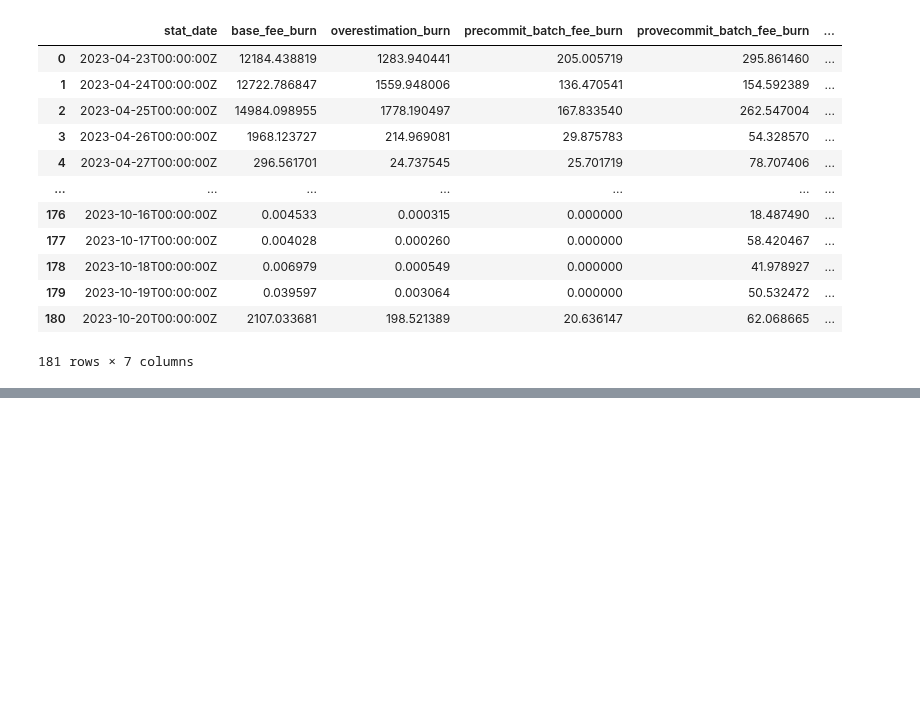
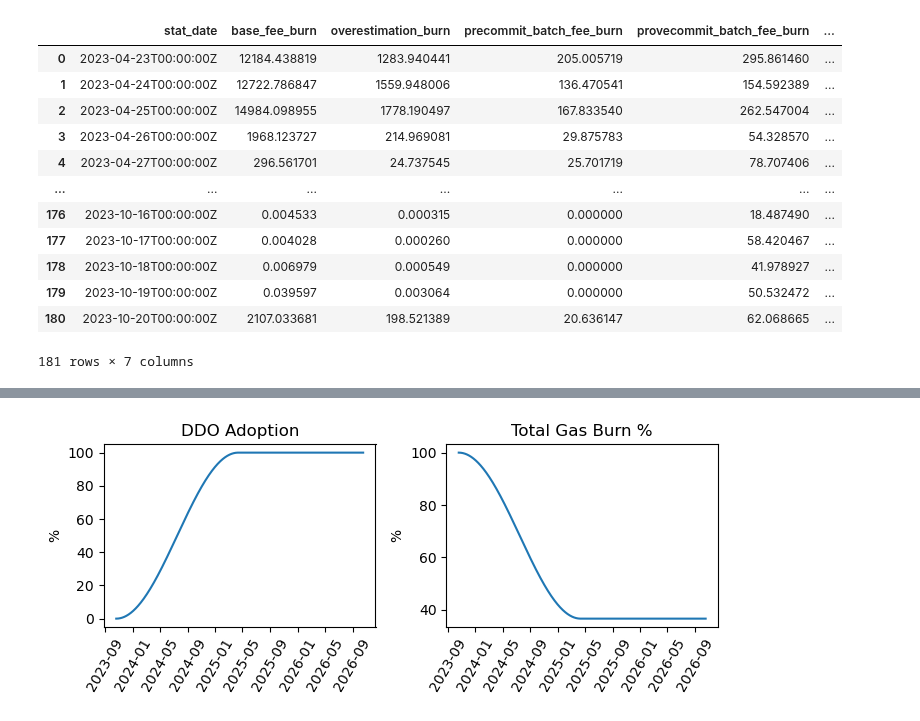
Before and after one commit to protocol/CryptoEconLab, a Jupyter notebook: notebooks/mechafil_jax/direct_filp_v2/case1.ipynb, the cells around one changed output, grey strips where cells are left out. Saved outputs shown, nothing was run; the diff lists cells and outputs as text; code cells hidden in the pictures; blank space fills up the shorter version.

```diff
--- a/notebooks/mechafil_jax/direct_filp_v2/case1.ipynb
+++ b/notebooks/mechafil_jax/direct_filp_v2/case1.ipynb
@@ -173,2 +236,28 @@ print(median_burn_pct_notbasefee)
+# %%
+# create an adoption curve over the forecast window, modeled with a sigmoid function
+rampup_days = 540
+t_rampup = np.arange(rampup_days)
+adoption_curve_rampup = (np.sin(t_rampup*np.pi/rampup_days - np.pi/2) + 1)/2
+adoption_curve_stable = np.ones(forecast_length-rampup_days)
+adoption_curve = np.concatenate([adoption_curve_rampup, adoption_curve_stable])
+plt.figure(figsize=(7,3))
+tt = date_utils.get_t(current_date, end_date=end_date)
+
+plt.subplot(1,2,1)
+plt.plot(tt, adoption_curve*100)
+plt.xticks(rotation=60)
+plt.title('DDO Adoption')
+plt.ylabel('%')
+
+plt.subplot(1,2,2)
+gas_burn_profile = (1-adoption_curve*(1-median_burn_pct_notbasefee))
+plt.plot(tt, gas_burn_profile*100)
+plt.xticks(rotation=60)
+plt.title('Total Gas Burn %')
+plt.ylabel('%')
+
+plt.tight_layout()
+# %% [output]
+[figure, added]
 # %%
 offline_data_updated_gas_burn = copy.deepcopy(offline_data)
```
Also changed, not shown: parts of 10 cells of this notebook, 4 other files.
